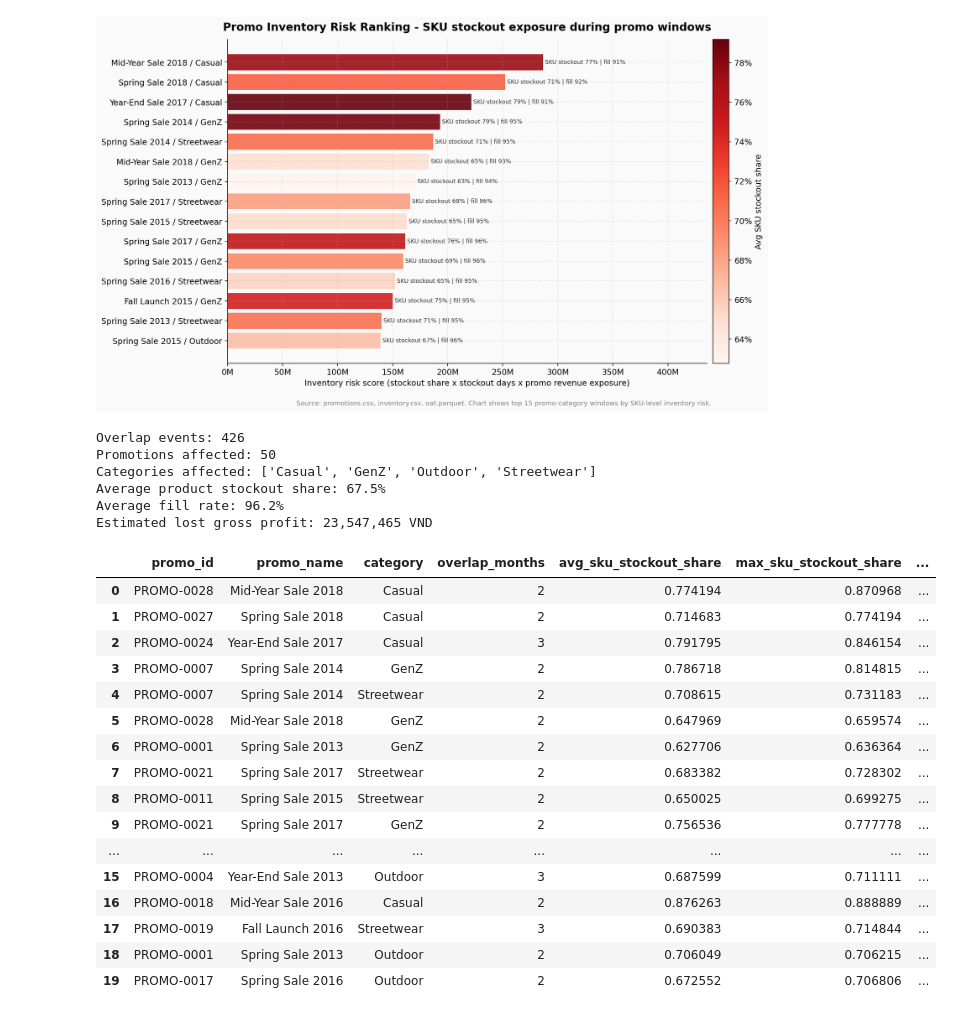
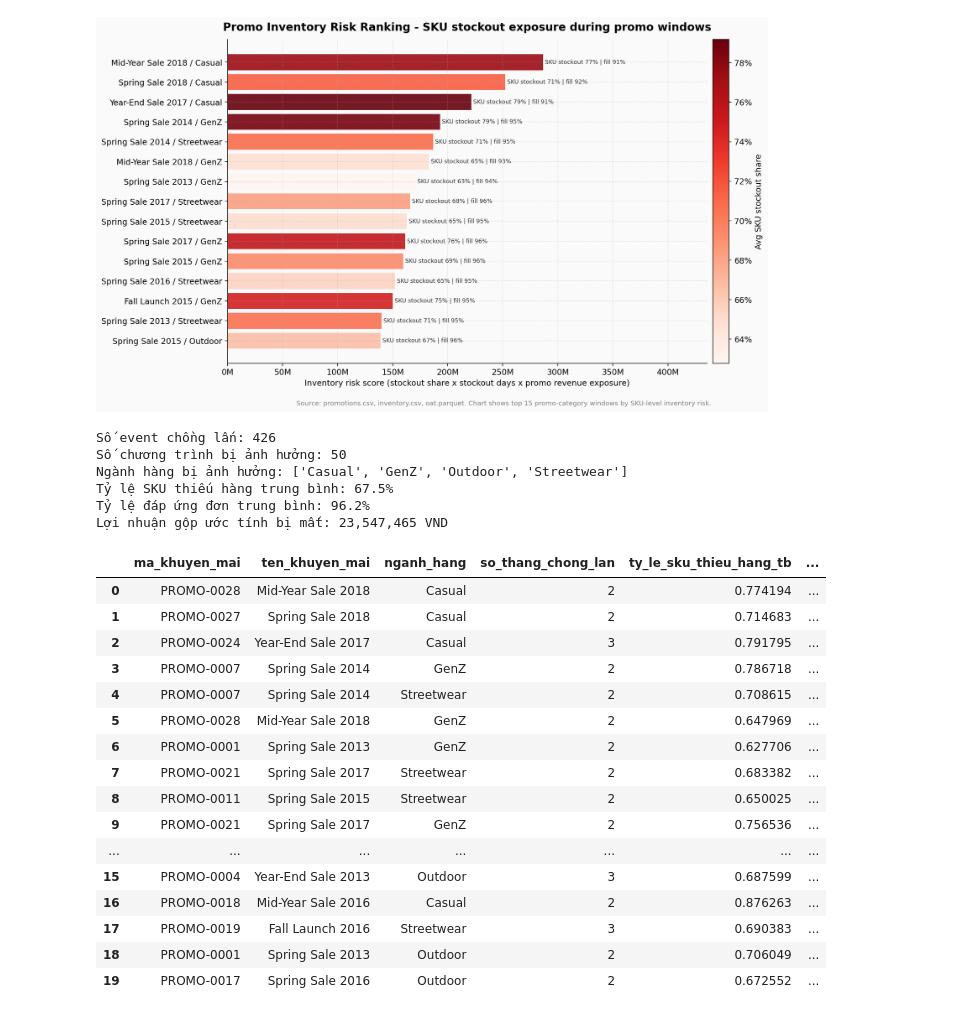
Before and after one commit to m1nhb1ee/datathon2026, a Jupyter notebook: src/04_act4_promo_stockout.ipynb, the cells around one changed output. Saved outputs shown, nothing was run; the diff lists cells and outputs as text; code cells hidden in the pictures.

```diff
--- a/src/04_act4_promo_stockout.ipynb
+++ b/src/04_act4_promo_stockout.ipynb
@@ -21,37 +21,49 @@ display(Image(str(CHARTS / "chart6_promo_inventory_risk.png"), width=950))
 # %%
 overlaps = pd.read_csv(TABLES / "promo_stockout_overlaps.csv")
 risk = pd.read_csv(TABLES / "promo_inventory_risk_table.csv")
-print(f"Overlap events: {len(overlaps)}")
-print(f"Promotions affected: {overlaps['promo_id'].nunique()}")
-print(f"Categories affected: {sorted(overlaps['category'].unique().tolist())}")
-print(f"Average product stockout share: {overlaps['stockout_product_share'].mean():.1%}")
-print(f"Average fill rate: {overlaps['avg_fill_rate'].mean():.1%}")
-print(f"Estimated lost gross profit: {overlaps['estimated_lost_gp'].sum():,.0f} VND")
-display(risk.head(20))
+print(f"Số event chồng lấn: {len(overlaps)}")
+print(f"Số chương trình bị ảnh hưởng: {overlaps['promo_id'].nunique()}")
+print(f"Ngành hàng bị ảnh hưởng: {sorted(overlaps['category'].unique().tolist())}")
+print(f"Tỷ lệ SKU thiếu hàng trung bình: {overlaps['stockout_product_share'].mean():.1%}")
+print(f"Tỷ lệ đáp ứng đơn trung bình: {overlaps['avg_fill_rate'].mean():.1%}")
+print(f"Lợi nhuận gộp ước tính bị mất: {overlaps['estimated_lost_gp'].sum():,.0f} VND")
+risk_display = risk.head(20).rename(columns={
+    "promo_id": "ma_khuyen_mai",
+    "promo_name": "ten_khuyen_mai",
+    "category": "nganh_hang",
+    "overlap_months": "so_thang_chong_lan",
+    "avg_sku_stockout_share": "ty_le_sku_thieu_hang_tb",
+    "avg_fill_rate": "ty_le_dap_ung_don_tb",
+    "estimated_lost_gp": "loi_nhuan_gop_uoc_tinh_mat",
+    "promo_gp_contribution": "dong_gop_loi_nhuan_gop",
+    "promo_net_revenue": "doanh_thu_thuan_khuyen_mai",
+    "inventory_risk_score": "diem_rui_ro_ton_kho",
+})
+display(risk_display)
 # %% [output]
-Overlap events: 426
-Promotions affected: 50
-Categories affected: ['Casual', 'GenZ', 'Outdoor', 'Streetwear']
-Average product stockout share: 67.5%
-Average fill rate: 96.2%
-Estimated lost gross profit: 23,547,465 VND
+Số event chồng lấn: 426
+Số chương trình bị ảnh hưởng: 50
+Ngành hàng bị ảnh hưởng: ['Casual', 'GenZ', 'Outdoor', 'Streetwear']
+Tỷ lệ SKU thiếu hàng trung bình: 67.5%
+Tỷ lệ đáp ứng đơn trung bình: 96.2%
+Lợi nhuận gộp ước tính bị mất: 23,547,465 VND
-|  | promo_id | promo_name | category | overlap_months | avg_sku_stockout_share | max_sku_stockout_share | ... |
-| 0 | PROMO-0028 | Mid-Year Sale 2018 | Casual | 2 | 0.774194 | 0.870968 | ... |
-| 1 | PROMO-0027 | Spring Sale 2018 | Casual | 2 | 0.714683 | 0.774194 | ... |
-| 2 | PROMO-0024 | Year-End Sale 2017 | Casual | 3 | 0.791795 | 0.846154 | ... |
-| 3 | PROMO-0007 | Spring Sale 2014 | GenZ | 2 | 0.786718 | 0.814815 | ... |
-| 4 | PROMO-0007 | Spring Sale 2014 | Streetwear | 2 | 0.708615 | 0.731183 | ... |
-| 5 | PROMO-0028 | Mid-Year Sale 2018 | GenZ | 2 | 0.647969 | 0.659574 | ... |
-| 6 | PROMO-0001 | Spring Sale 2013 | GenZ | 2 | 0.627706 | 0.636364 | ... |
-| 7 | PROMO-0021 | Spring Sale 2017 | Streetwear | 2 | 0.683382 | 0.728302 | ... |
-| 8 | PROMO-0011 | Spring Sale 2015 | Streetwear | 2 | 0.650025 | 0.699275 | ... |
-| 9 | PROMO-0021 | Spring Sale 2017 | GenZ | 2 | 0.756536 | 0.777778 | ... |
-| ... | ... | ... | ... | ... | ... | ... | ... |
-| 15 | PROMO-0004 | Year-End Sale 2013 | Outdoor | 3 | 0.687599 | 0.711111 | ... |
-| 16 | PROMO-0018 | Mid-Year Sale 2016 | Casual | 2 | 0.876263 | 0.888889 | ... |
-| 17 | PROMO-0019 | Fall Launch 2016 | Streetwear | 3 | 0.690383 | 0.714844 | ... |
-| 18 | PROMO-0001 | Spring Sale 2013 | Outdoor | 2 | 0.706049 | 0.706215 | ... |
-| 19 | PROMO-0017 | Spring Sale 2016 | Outdoor | 2 | 0.672552 | 0.706806 | ... |
+|  | ma_khuyen_mai | ten_khuyen_mai | nganh_hang | so_thang_chong_lan | ty_le_sku_thieu_hang_tb | ... |
+| 0 | PROMO-0028 | Mid-Year Sale 2018 | Casual | 2 | 0.774194 | ... |
+| 1 | PROMO-0027 | Spring Sale 2018 | Casual | 2 | 0.714683 | ... |
+| 2 | PROMO-0024 | Year-End Sale 2017 | Casual | 3 | 0.791795 | ... |
+| 3 | PROMO-0007 | Spring Sale 2014 | GenZ | 2 | 0.786718 | ... |
+| 4 | PROMO-0007 | Spring Sale 2014 | Streetwear | 2 | 0.708615 | ... |
+| 5 | PROMO-0028 | Mid-Year Sale 2018 | GenZ | 2 | 0.647969 | ... |
+| 6 | PROMO-0001 | Spring Sale 2013 | GenZ | 2 | 0.627706 | ... |
+| 7 | PROMO-0021 | Spring Sale 2017 | Streetwear | 2 | 0.683382 | ... |
+| 8 | PROMO-0011 | Spring Sale 2015 | Streetwear | 2 | 0.650025 | ... |
+| 9 | PROMO-0021 | Spring Sale 2017 | GenZ | 2 | 0.756536 | ... |
+| ... | ... | ... | ... | ... | ... | ... |
+| 15 | PROMO-0004 | Year-End Sale 2013 | Outdoor | 3 | 0.687599 | ... |
+| 16 | PROMO-0018 | Mid-Year Sale 2016 | Casual | 2 | 0.876263 | ... |
+| 17 | PROMO-0019 | Fall Launch 2016 | Streetwear | 3 | 0.690383 | ... |
+| 18 | PROMO-0001 | Spring Sale 2013 | Outdoor | 2 | 0.706049 | ... |
+| 19 | PROMO-0017 | Spring Sale 2016 | Outdoor | 2 | 0.672552 | ... |
 # %% [markdown]
 ## Phân tích
 
```
Also changed, not shown: parts of 3 cells of this notebook, 6 other files.
